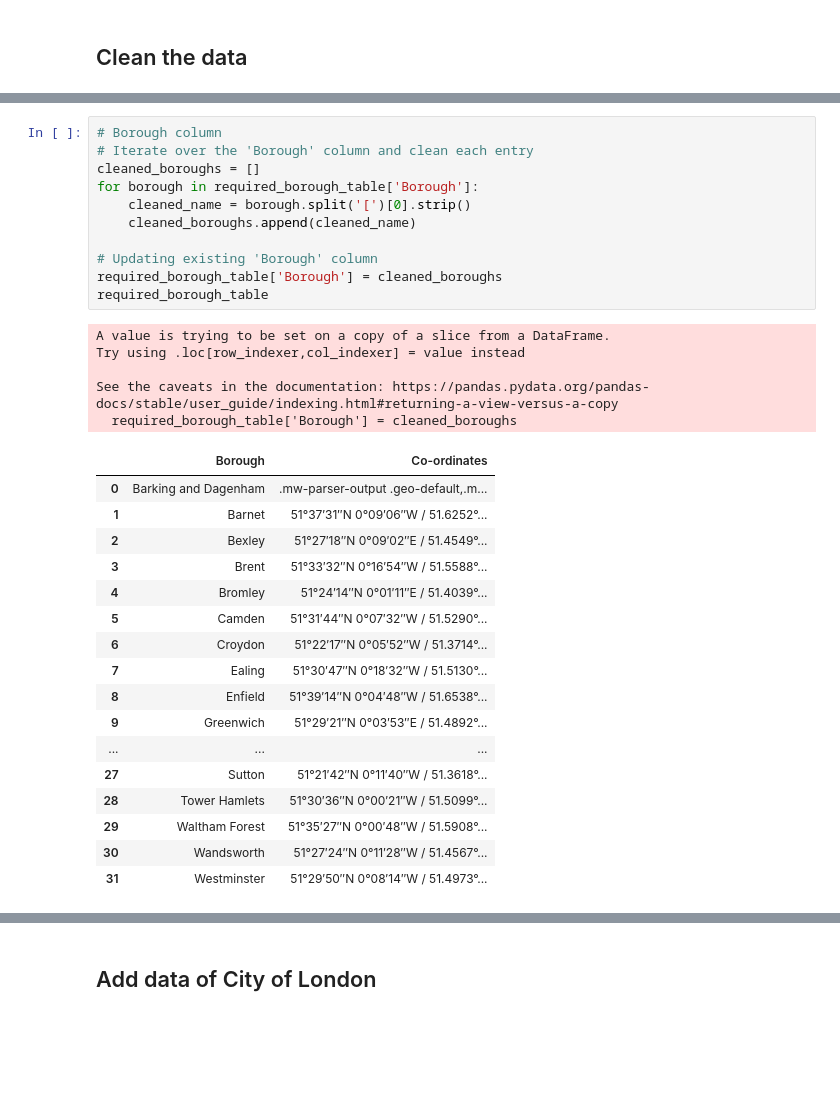
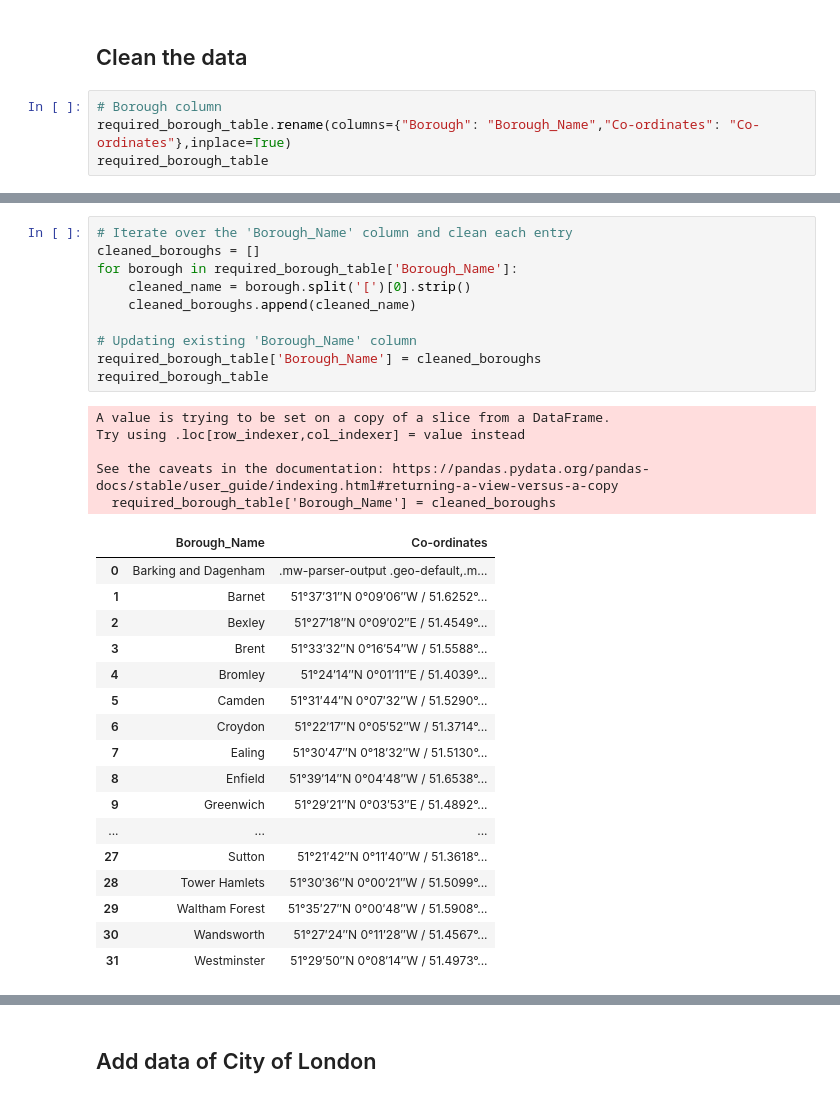
Before and after one commit to lse-st207/project-at2023-group5, a Jupyter notebook: Codes for creating database.ipynb, the cells around one changed output, grey strips where cells are left out. Cells and saved outputs as stored; diff of their text form; blank space fills up the shorter version.

Commit message:
dataframe  --> csv updated

```diff
--- a/Codes for creating database.ipynb
+++ b/Codes for creating database.ipynb
@@ -79,3 +79,7 @@ required_borough_table
 | 31 | Westminster | 51°29′50″N 0°08′14″W﻿ / ﻿51.4973°... |
 # %% [markdown]
 ## Clean the data
+# %%
+# Borough column
+required_borough_table.rename(columns={"Borough": "Borough_Name","Co-ordinates": "Co-ordinates"},inplace=True)
+required_borough_table
@@ -82,21 +108,20 @@ required_borough_table
 # %%
-# Borough column
-# Iterate over the 'Borough' column and clean each entry
+# Iterate over the 'Borough_Name' column and clean each entry
 cleaned_boroughs = []
-for borough in required_borough_table['Borough']:
+for borough in required_borough_table['Borough_Name']:
     cleaned_name = borough.split('[')[0].strip()
     cleaned_boroughs.append(cleaned_name)
 
-# Updating existing 'Borough' column
-required_borough_table['Borough'] = cleaned_boroughs
+# Updating existing 'Borough_Name' column
+required_borough_table['Borough_Name'] = cleaned_boroughs
 required_borough_table
 # %% [output]
 A value is trying to be set on a copy of a slice from a DataFrame.
 Try using .loc[row_indexer,col_indexer] = value instead
 
 See the caveats in the documentation: https://pandas.pydata.org/pandas-docs/stable/user_guide/indexing.html#returning-a-view-versus-a-copy
-  required_borough_table['Borough'] = cleaned_boroughs
+  required_borough_table['Borough_Name'] = cleaned_boroughs
-|  | Borough | Co-ordinates |
+|  | Borough_Name | Co-ordinates |
 | 0 | Barking and Dagenham | .mw-parser-output .geo-default,.m... |
 | 1 | Barnet | 51°37′31″N 0°09′06″W﻿ / ﻿51.6252°... |
 | 2 | Bexley | 51°27′18″N 0°09′02″E﻿ / ﻿51.4549°... |
```
Also changed, not shown: parts of 26 cells of this notebook, 6 other files.
